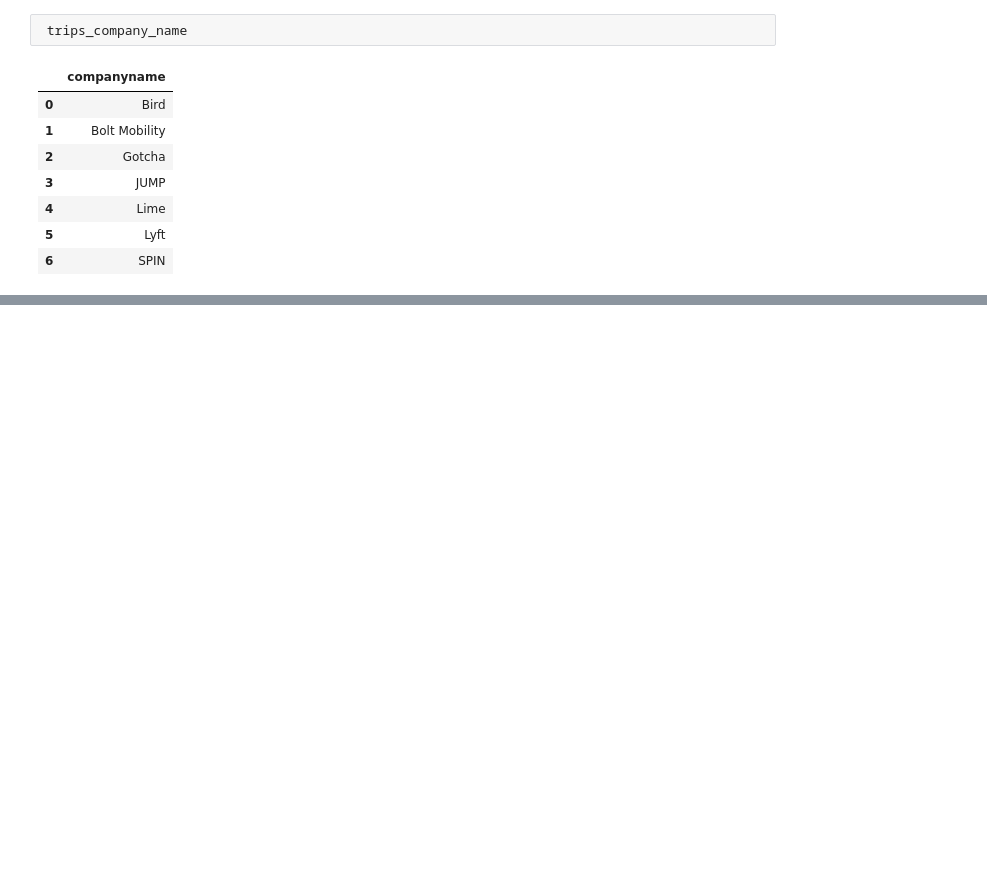
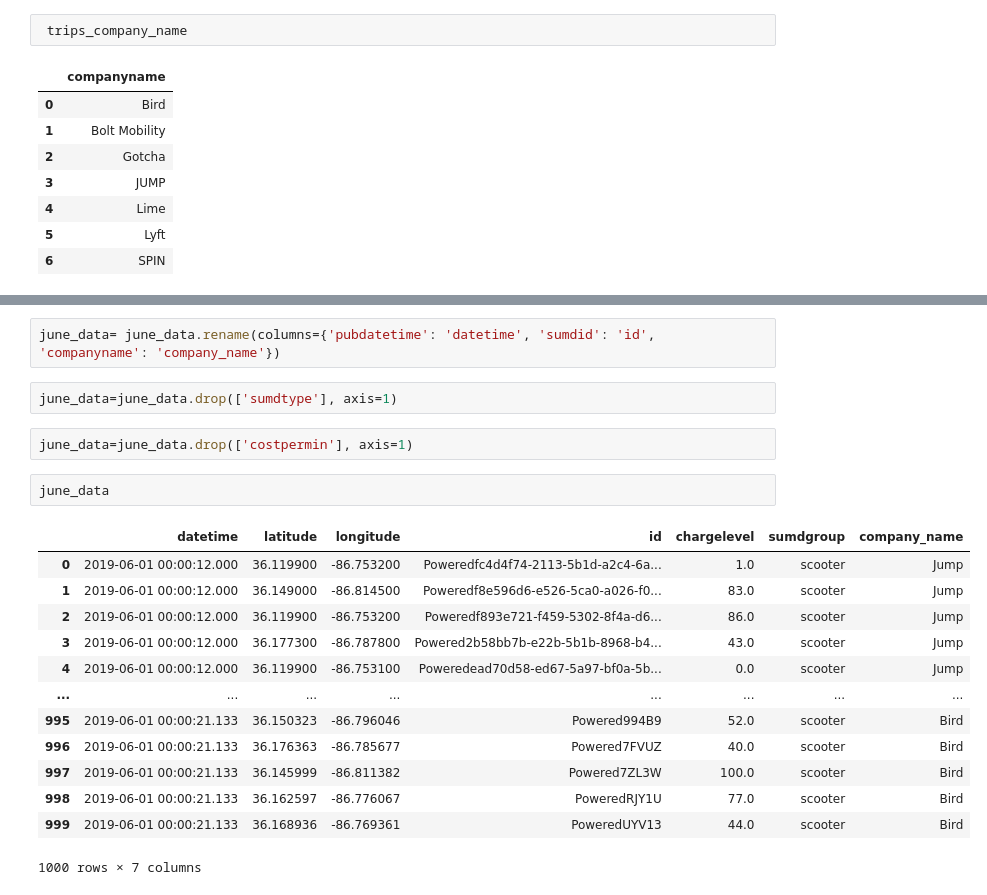
Before and after one commit to NSS-Full-Time-Data-Analytics-11/nashville-scooters-bently, a Jupyter notebook: scooters_project .ipynb, the cells around one changed output, grey strips where cells are left out. Saved outputs shown, nothing was run; the diff lists cells and outputs as text; blank space fills up the shorter version.

```diff
--- a/scooters_project .ipynb
+++ b/scooters_project .ipynb
@@ -165,0 +235,22 @@ with engine.connect() as connection:
+# %%
+june_data= june_data.rename(columns={'pubdatetime': 'datetime', 'sumdid': 'id', 'companyname': 'company_name'})
+# %%
+june_data=june_data.drop(['sumdtype'], axis=1)
+# %%
+june_data=june_data.drop(['costpermin'], axis=1)
+# %%
+june_data
+# %% [output]
+|  | datetime | latitude | longitude | id | chargelevel | sumdgroup | company_name |
+| 0 | 2019-06-01 00:00:12.000 | 36.119900 | -86.753200 | Poweredfc4d4f74-2113-5b1d-a2c4-6a... | 1.0 | scooter | Jump |
+| 1 | 2019-06-01 00:00:12.000 | 36.149000 | -86.814500 | Poweredf8e596d6-e526-5ca0-a026-f0... | 83.0 | scooter | Jump |
+| 2 | 2019-06-01 00:00:12.000 | 36.119900 | -86.753200 | Poweredf893e721-f459-5302-8f4a-d6... | 86.0 | scooter | Jump |
+| 3 | 2019-06-01 00:00:12.000 | 36.177300 | -86.787800 | Powered2b58bb7b-e22b-5b1b-8968-b4... | 43.0 | scooter | Jump |
+| 4 | 2019-06-01 00:00:12.000 | 36.119900 | -86.753100 | Poweredead70d58-ed67-5a97-bf0a-5b... | 0.0 | scooter | Jump |
+| ... | ... | ... | ... | ... | ... | ... | ... |
+| 995 | 2019-06-01 00:00:21.133 | 36.150323 | -86.796046 | Powered994B9 | 52.0 | scooter | Bird |
+| 996 | 2019-06-01 00:00:21.133 | 36.176363 | -86.785677 | Powered7FVUZ | 40.0 | scooter | Bird |
+| 997 | 2019-06-01 00:00:21.133 | 36.145999 | -86.811382 | Powered7ZL3W | 100.0 | scooter | Bird |
+| 998 | 2019-06-01 00:00:21.133 | 36.162597 | -86.776067 | PoweredRJY1U | 77.0 | scooter | Bird |
+| 999 | 2019-06-01 00:00:21.133 | 36.168936 | -86.769361 | PoweredUYV13 | 44.0 | scooter | Bird |
+1000 rows × 7 columns
```
Also changed, not shown: parts of 19 cells of this notebook.
